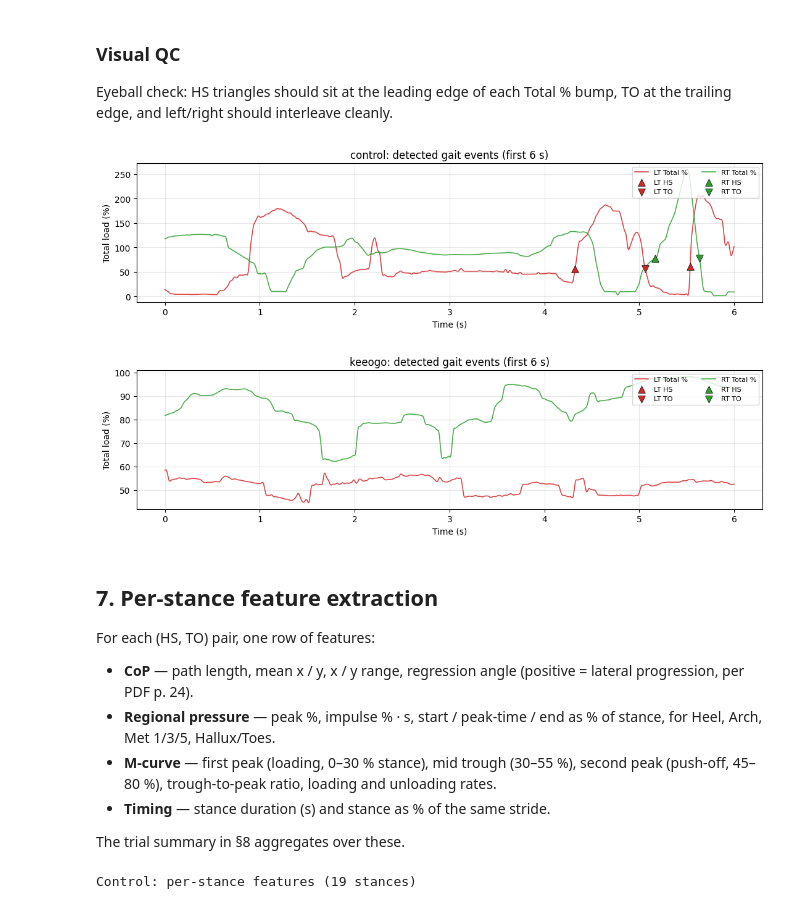
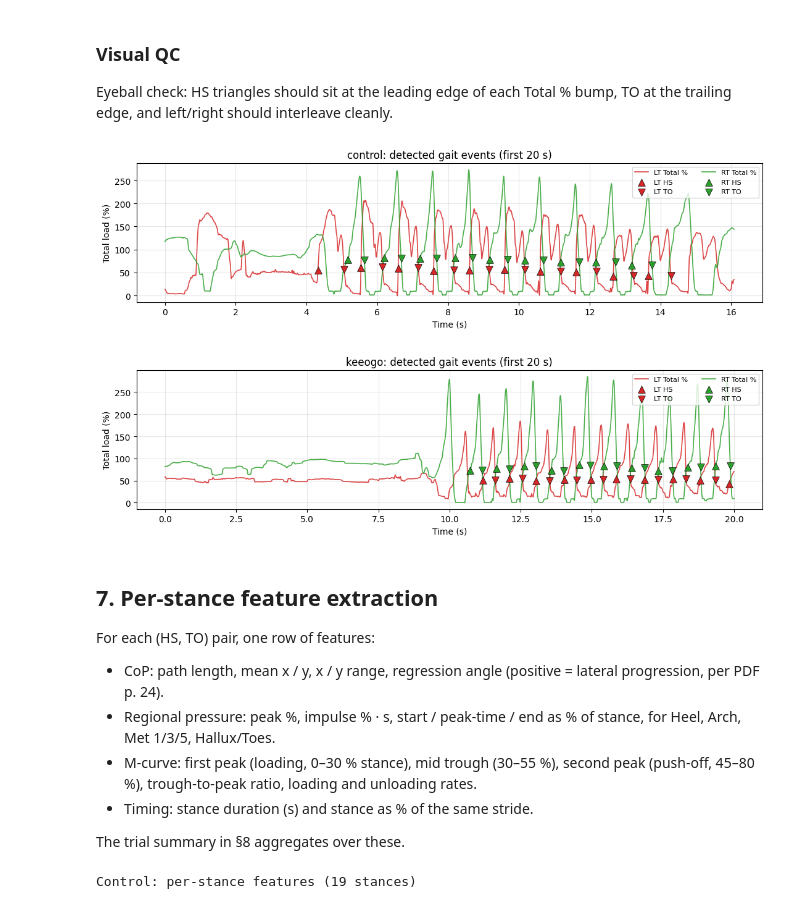
Before and after one commit to thomas-jichen/Pitt-Exoskeleton, a Jupyter notebook: Keeogo_Insole_Analysis.ipynb, the cells around one changed output. Drawn from its saved outputs; the diff is of its cells as text; code cells hidden in the pictures.

```diff
--- a/Keeogo_Insole_Analysis.ipynb
+++ b/Keeogo_Insole_Analysis.ipynb
@@ -96,7 +82,6 @@ with `pd.read_csv`.
 # %%
 @dataclass
 class Trial:
-    """A loaded Noraxon trial: time series + metadata + calibration state."""
     name: str
     source: Path
     sample_rate: float
@@ -107,8 +92,7 @@ class Trial:
 
 
 def load_noraxon_csv(path: Path, name: str) -> Trial:
-    """Parse a Noraxon MR 4.0 export into a Trial."""
-    # Metadata: row 1 = keys, row 2 = values.
+    # row 1 = keys, row 2 = values
     with open(path, newline="") as fh:
         reader = csv.reader(fh)
         meta_keys = next(reader)
@@ -119,7 +103,7 @@ def load_noraxon_csv(path: Path, name: str) -> Trial:
         if k.strip()
     }
 
-    # Time series: from row 4 onward.
+    # time series from row 4 onward
     data = pd.read_csv(path, skiprows=3, header=0)
     data.columns = [c.strip() for c in data.columns]
     for c in data.columns:
@@ -520,49 +500,49 @@ Eyeball check: HS triangles should sit at the leading edge of each Total % bump,
 trailing edge, and left/right should interleave cleanly.
 # %%
 def plot_gait_events(trial: Trial, events: GaitEvents,
-                     max_seconds: float = 6.0) -> None:
+                     max_seconds: float = 20.0) -> None:
     """Overlay HS (▲) and TO (▼) on each side's Total % trace."""
     df = trial.data
     t = df["time"].to_numpy()
     n_max = int(max_seconds * trial.sample_rate)
     fig, ax = plt.subplots(figsize=(11, 3.2))
     for side, color in (("LT", "tab:red"), ("RT", "tab:green")):
         ax.plot(t[:n_max], df[col(side, "total")].to_numpy()[:n_max],
                 color=color, label=f"{side} Total %", alpha=0.85, lw=1.2)
         hs = getattr(events, f"{side}_hs")
         to_ = getattr(events, f"{side}_to")
         hs = hs[hs < n_max]
         to_ = to_[to_ < n_max]
         ax.scatter(t[hs],  df[col(side, "total")].to_numpy()[hs],
                    marker="^", color=color, s=70, edgecolor="black",
                    linewidth=0.5, label=f"{side} HS", zorder=3)
         ax.scatter(t[to_], df[col(side, "total")].to_numpy()[to_],
                    marker="v", color=color, s=70, edgecolor="black",
                    linewidth=0.5, label=f"{side} TO", zorder=3)
     ax.set_xlabel("Time (s)"); ax.set_ylabel("Total load (%)")
     ax.set_title(f"{trial.name}: detected gait events (first {max_seconds:.0f} s)")
     ax.legend(loc="upper right", ncols=2, fontsize=8)
     ax.grid(alpha=0.3)
     plt.tight_layout(); plt.show()
 
 
 plot_gait_events(control, control_events)
 plot_gait_events(keeogo,  keeogo_events)
 # %% [output]
-[figure, old version]
+[figure, new version]
-[figure, old version]
+[figure, new version]
 # %% [markdown]
 ## 7. Per-stance feature extraction
 
 For each (HS, TO) pair, one row of features:
 
-* **CoP** — path length, mean x / y, x / y range, regression angle (positive = lateral
+* CoP: path length, mean x / y, x / y range, regression angle (positive = lateral
   progression, per PDF p. 24).
-* **Regional pressure** — peak %, impulse % · s, start / peak-time / end as % of stance,
+* Regional pressure: peak %, impulse % · s, start / peak-time / end as % of stance,
   for Heel, Arch, Met 1/3/5, Hallux/Toes.
-* **M-curve** — first peak (loading, 0–30 % stance), mid trough (30–55 %), second peak
+* M-curve: first peak (loading, 0–30 % stance), mid trough (30–55 %), second peak
   (push-off, 45–80 %), trough-to-peak ratio, loading and unloading rates.
-* **Timing** — stance duration (s) and stance as % of the same stride.
+* Timing: stance duration (s) and stance as % of the same stride.
 
 The trial summary in §8 aggregates over these.
 # %%
```
Also changed, not shown: parts of 11 cells of this notebook.
